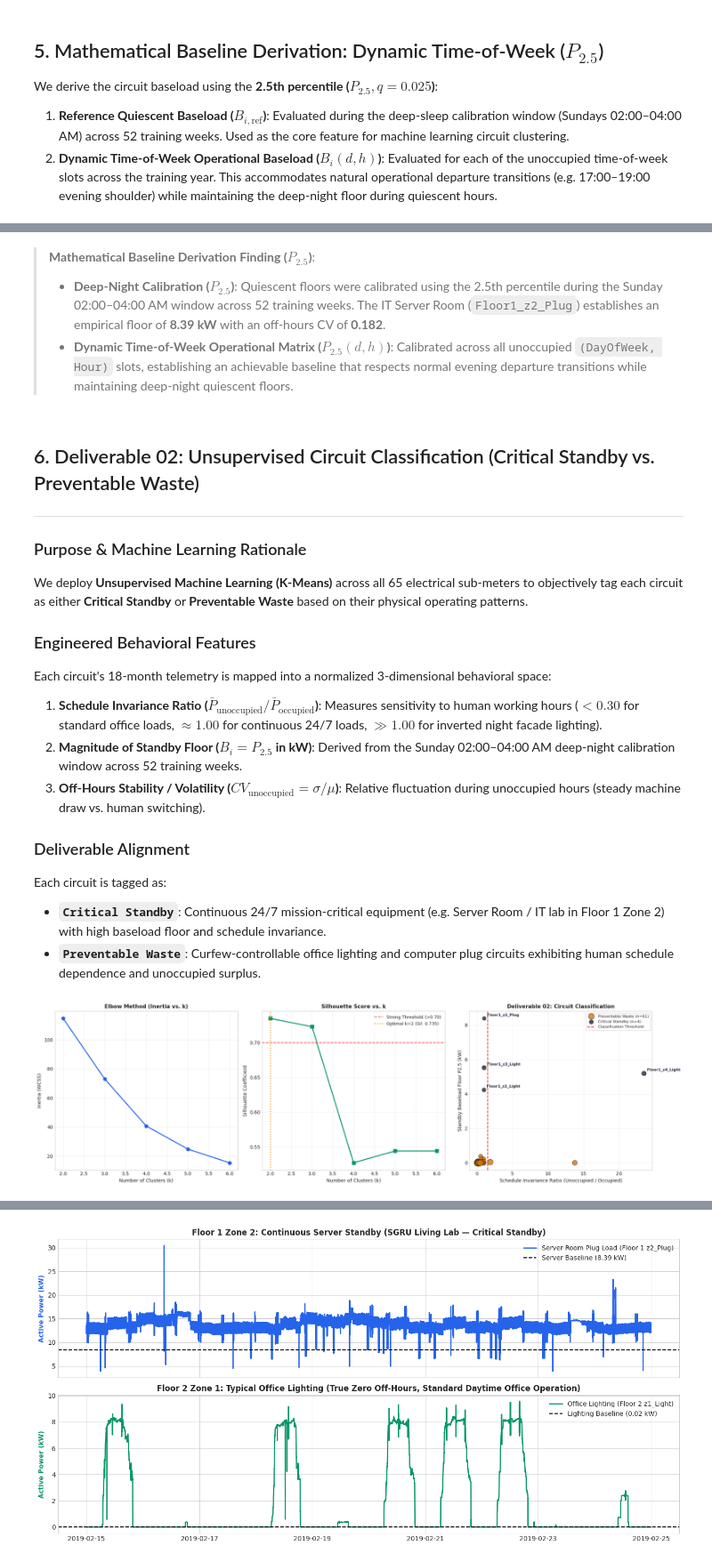
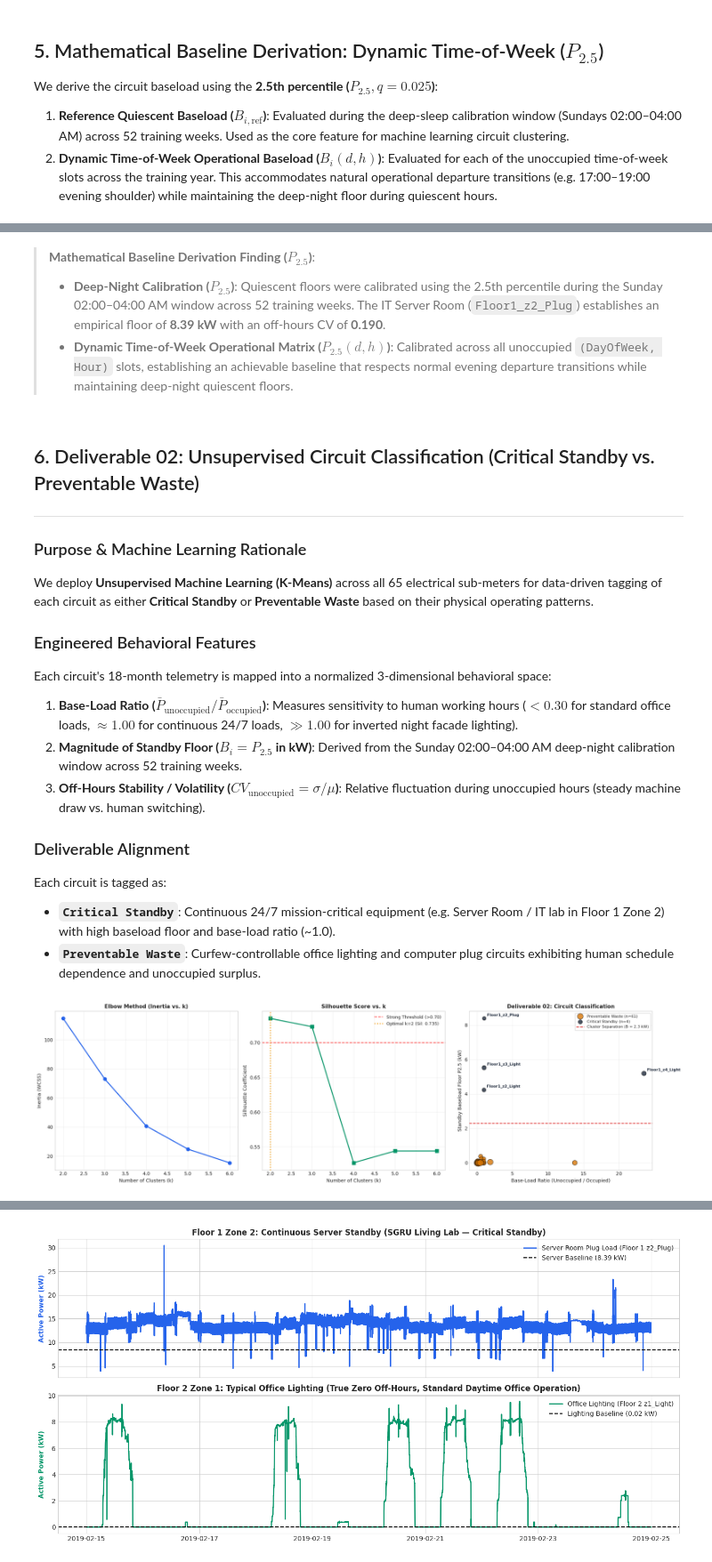
Before and after one commit to fcyap/IS4001-G1T4, a Jupyter notebook: notebooks/qn1e_eda_and_baseload_modeling.ipynb, the cells around one changed output, grey strips where cells are left out. Shown at 89% size. Drawn from its saved outputs; the diff is of its cells as text; code cells hidden in the pictures.

Commit message:
feat(afterhours): add P2.5 baseload coverage check and sync dynamic baseline outputs in NB 1E

```diff
--- a/notebooks/qn1e_eda_and_baseload_modeling.ipynb
+++ b/notebooks/qn1e_eda_and_baseload_modeling.ipynb
@@ -299,7 +300,7 @@ display(baseline_df[['Circuit_ID', 'Floor', 'Type', f'Baseline_kW_{pct_label}',
 | 9 | Floor2_z2_Light(kW) | Floor2 | Lighting | 0.00 | 0.00 | 0.000 | Standard Curfew |
 # %% [markdown]
 > **Mathematical Baseline Derivation Finding ($P_{2.5}$)**:
-> * **Deep-Night Calibration ($P_{2.5}$)**: Quiescent floors were calibrated using the 2.5th percentile during the Sunday 02:00–04:00 AM window across 52 training weeks. The IT Server Room (`Floor1_z2_Plug`) establishes an empirical floor of **8.39 kW** with an off-hours CV of **0.182**.
+> * **Deep-Night Calibration ($P_{2.5}$)**: Quiescent floors were calibrated using the 2.5th percentile during the Sunday 02:00–04:00 AM window across 52 training weeks. The IT Server Room (`Floor1_z2_Plug`) establishes an empirical floor of **8.39 kW** with an off-hours CV of **0.190**.
 > * **Dynamic Time-of-Week Operational Matrix ($P_{2.5}(d, h)$)**: Calibrated across all unoccupied `(DayOfWeek, Hour)` slots, establishing an achievable baseline that respects normal evening departure transitions while maintaining deep-night quiescent floors.
 # %% [markdown]
 ## 6. Deliverable 02: Unsupervised Circuit Classification (Critical Standby vs. Preventable Waste)
@@ -307,17 +308,17 @@ display(baseline_df[['Circuit_ID', 'Floor', 'Type', f'Baseline_kW_{pct_label}',
 ---
 
 ### Purpose & Machine Learning Rationale
-We deploy **Unsupervised Machine Learning (K-Means)** across all 65 electrical sub-meters to objectively tag each circuit as either **Critical Standby** or **Preventable Waste** based on their physical operating patterns.
+We deploy **Unsupervised Machine Learning (K-Means)** across all 65 electrical sub-meters for data-driven tagging of each circuit as either **Critical Standby** or **Preventable Waste** based on their physical operating patterns.
 
 ### Engineered Behavioral Features
 Each circuit's 18-month telemetry is mapped into a normalized 3-dimensional behavioral space:
-1. **Schedule Invariance Ratio ($\bar{P}_{\text{unoccupied}} / \bar{P}_{\text{occupied}}$)**: Measures sensitivity to human working hours ($<0.30$ for standard office loads, $\approx 1.00$ for continuous 24/7 loads, $\gg 1.00$ for inverted night facade lighting).
+1. **Base-Load Ratio ($\bar{P}_{\text{unoccupied}} / \bar{P}_{\text{occupied}}$)**: Measures sensitivity to human working hours ($<0.30$ for standard office loads, $\approx 1.00$ for continuous 24/7 loads, $\gg 1.00$ for inverted night facade lighting).
 2. **Magnitude of Standby Floor ($B_i = P_{2.5}$ in kW)**: Derived from the Sunday 02:00–04:00 AM deep-night calibration window across 52 training weeks.
 3. **Off-Hours Stability / Volatility ($CV_{\text{unoccupied}} = \sigma / \mu$)**: Relative fluctuation during unoccupied hours (steady machine draw vs. human switching).
 
 ### Deliverable Alignment
 Each circuit is tagged as:
-* **`Critical Standby`**: Continuous 24/7 mission-critical equipment (e.g. Server Room / IT lab in Floor 1 Zone 2) with high baseload floor and schedule invariance.
+* **`Critical Standby`**: Continuous 24/7 mission-critical equipment (e.g. Server Room / IT lab in Floor 1 Zone 2) with high baseload floor and base-load ratio (~1.0).
 * **`Preventable Waste`**: Curfew-controllable office lighting and computer plug circuits exhibiting human schedule dependence and unoccupied surplus.
 # %%
 # ==============================================================================
@@ -413,34 +414,34 @@ ax2.grid(True, alpha=0.3)
 # Subplot 3: Circuit Classification Scatter Plot (Deliverable 02)
 ax3 = plt.subplot(1, 3, 3)
 color_map = {'Preventable Waste': '#D97706', 'Critical Standby': '#1E293B'}
 
 for cat in ['Preventable Waste', 'Critical Standby']:
     sub = feat_df[feat_df['Classification'] == cat]
     bubble_sizes = 50 + (sub['OffHours_CV'] * 50)
     ax3.scatter(sub['Unocc_to_Occ_Ratio'], sub['Baseload_kW'],
                 s=bubble_sizes, c=color_map[cat], label=f"{cat} (n={len(sub)})",
                 alpha=0.8, edgecolors='black', linewidth=0.7)
 
 # Annotate critical standby points
 for _, row in feat_df[feat_df['Classification'] == 'Critical Standby'].iterrows():
     c_short = row['Circuit_ID'].replace('(kW)', '')
     ax3.annotate(c_short, (row['Unocc_to_Occ_Ratio'], row['Baseload_kW']),
                  textcoords='offset points', xytext=(6, 5), fontsize=8, fontweight='bold', color='#1E293B')
 
 # Empirical cluster separation (K-Means separates the clusters on baseload magnitude, not on a fixed ratio threshold)
 crit_min_b = feat_df.loc[feat_df['Classification'] == 'Critical Standby', 'Baseload_kW'].min()
 prev_max_b = feat_df.loc[feat_df['Classification'] == 'Preventable Waste', 'Baseload_kW'].max()
 sep_b = (crit_min_b + prev_max_b) / 2
 ax3.axhline(y=sep_b, color='#DC2626', ls='--', lw=1.5, label=f'Cluster Separation (B = {sep_b:.1f} kW)')
 ax3.set_title('Deliverable 02: Circuit Classification', fontweight='bold', fontsize=11)
-ax3.set_xlabel('Schedule Invariance Ratio (Unoccupied / Occupied)', fontsize=10)
+ax3.set_xlabel('Base-Load Ratio (Unoccupied / Occupied)', fontsize=10)
 ax3.set_ylabel('Standby Baseload Floor P2.5 (kW)', fontsize=10)
 ax3.legend(fontsize=8, loc='upper right', frameon=True)
 ax3.grid(True, alpha=0.3)
 
 plt.tight_layout()
 plt.show()
 # %% [output]
-[figure, old version]
+[figure, new version]
 # %% [markdown]
 > **Deliverable 02: Circuit Classification Findings**:
```
Also changed, not shown: parts of 17 cells of this notebook, 2 other files.
